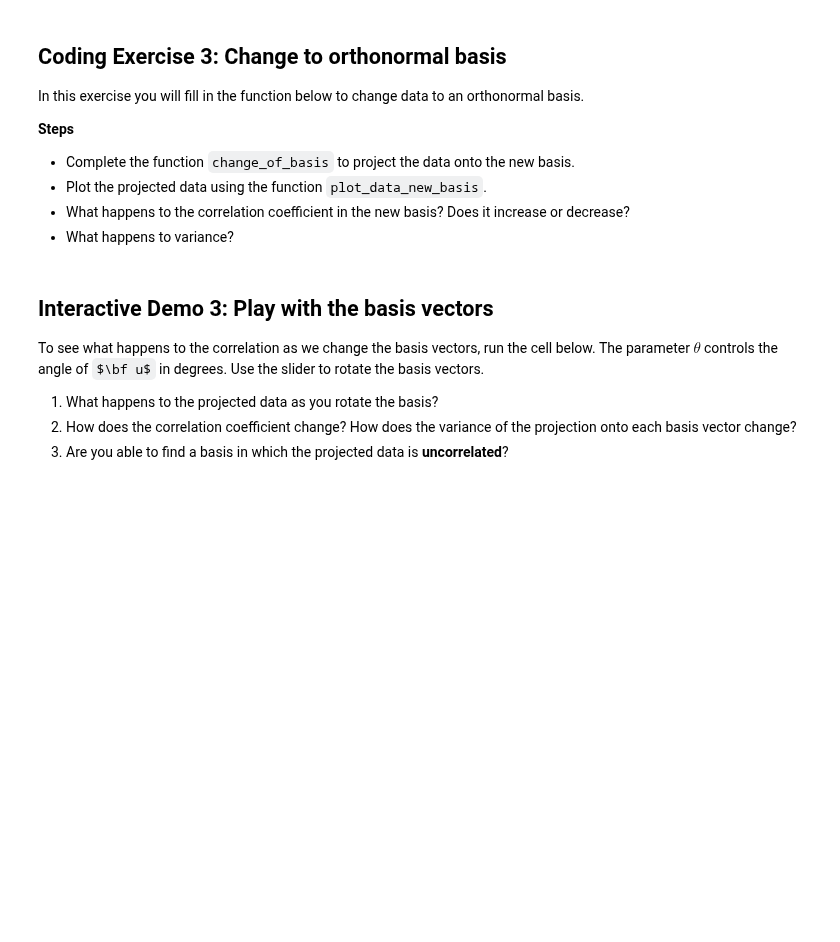
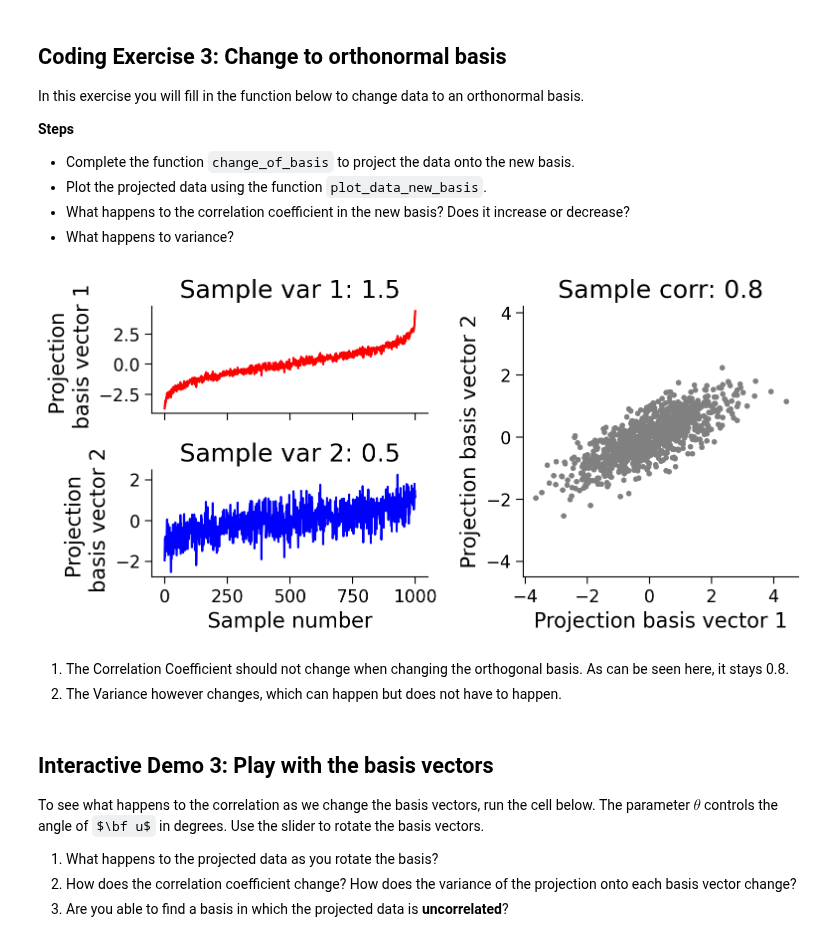
Before and after one commit to EugOT/compneuro, a Jupyter notebook: notebooks/2023-11-19-Geometric-view-of-data.ipynb, the cells around one changed output. Drawn from its saved outputs; the diff is of its cells as text; code cells hidden in the pictures; some formulas as TeX source; blank space fills up the shorter version.

```diff
--- a/notebooks/2023-11-19-Geometric-view-of-data.ipynb
+++ b/notebooks/2023-11-19-Geometric-view-of-data.ipynb
@@ -371,35 +394,41 @@ In this exercise you will fill in the function below to change data to an orthon
 # %%
 def change_of_basis(X, W):
   """
   Projects data onto new basis W.
 
   Args:
     X (numpy array of floats) : Data matrix each column corresponding to a
                                 different random variable
     W (numpy array of floats) : new orthonormal basis columns correspond to
                                 basis vectors
 
   Returns:
     (numpy array of floats)    : Data matrix expressed in new basis
   """
 
   #################################################
   ## TODO for students: project the data onto a new basis W
   # Fill out function and remove
-  raise NotImplementedError("Student exercise: implement change of basis")
+  # raise NotImplementedError("Student exercise: implement change of basis")
   #################################################
 
   # Project data onto new basis described by W
-  Y = ...
+  # print(X.shape, W.shape, type(X), type(W))
+  Y = X @ W
 
   return Y
 
 
 # Project data to new basis
 Y = change_of_basis(X, W)
 
 # Visualize
 plot_data_new_basis(Y)
+# %% [output]
+[figure, added]
+# %% [markdown]
+1. The Correlation Coefficient should not change when changing the orthogonal basis. As can be seen here, it stays 0.8.
+2. The Variance however changes, which can happen but does not have to happen.
 # %% [markdown]
 ## Interactive Demo 3: Play with the basis vectors
 To see what happens to the correlation as we change the basis vectors, run the cell below. The parameter $\theta$ controls the angle of $\bf u$ in degrees. Use the slider to rotate the basis vectors.
```
Also changed, not shown: parts of 6 cells of this notebook.
